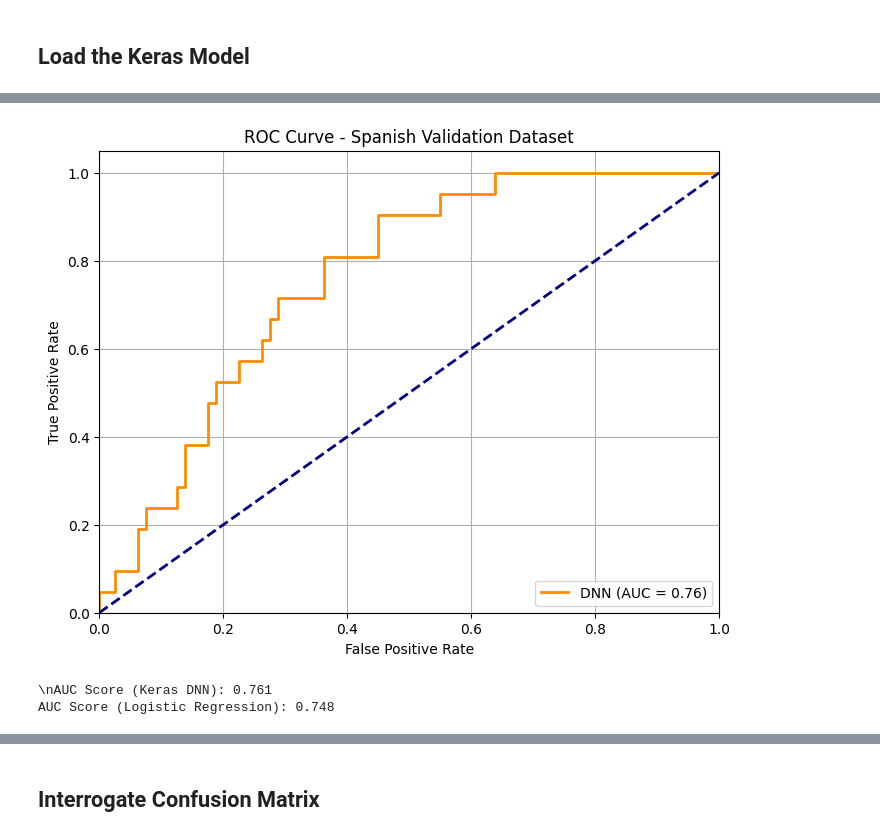
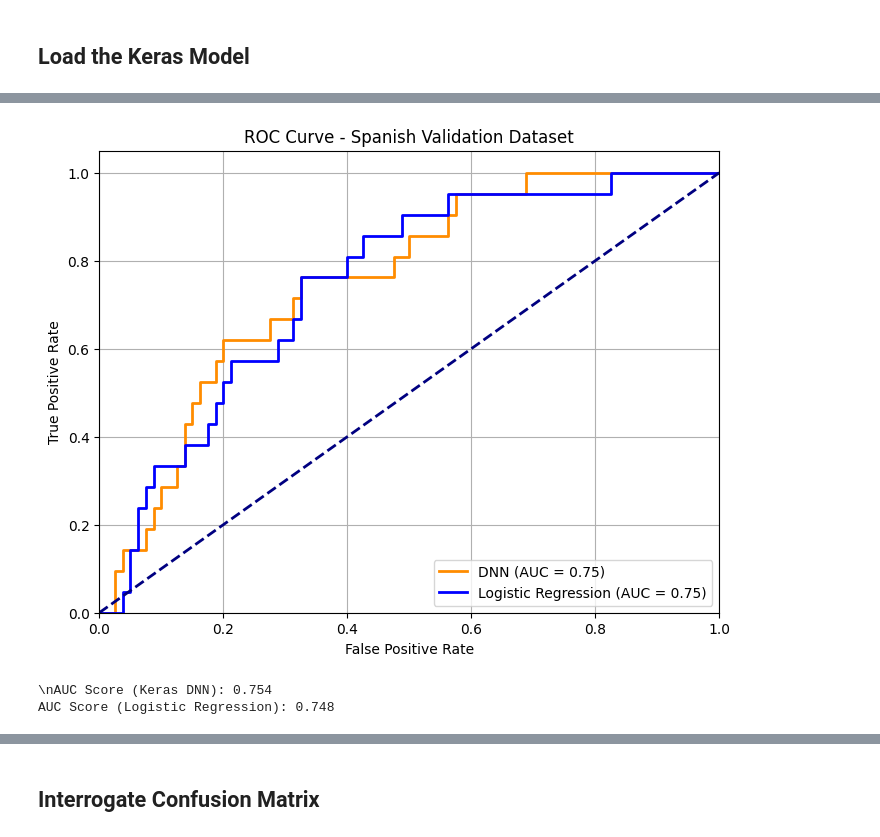
Before and after one commit to 1-gut/machine_learning_for_ibd_fatigue, a Jupyter notebook: 8_validation_spain.ipynb, the cells around one changed output, grey strips where cells are left out. Drawn from its saved outputs; the diff is of its cells as text; code cells hidden in the pictures.

Commit message:
External validation data added.

```diff
--- a/8_validation_spain.ipynb
+++ b/8_validation_spain.ipynb
@@ -26,7 +33,7 @@ df = pd.read_excel(
     "data/fatigue_ml_data_validation_spain.xlsx", sheet_name="fatigue_validation"
 )
 # %%
-target_df = pd.read_csv("output/dnn/export/X_test.csv")
+target_df = pd.read_csv(DNN_DIR / "exports" / "X_test.csv")
 # %% [markdown]
 ## Data Cleaning
 
@@ -271,7 +273,7 @@ All data types match!
 ## Scale Data
 # %%
 # Load the scaler that was used on the training data
-scaler = joblib.load('output/dnn/export/scaler_2025-04-09.pkl')
+scaler = joblib.load(DNN_DIR / "exports" / "scaler_2025-04-24.pkl")
 
 numerical_features = [
     col
@@ -284,7 +286,7 @@ X_spain[numerical_features] = scaler.transform(X_spain[numerical_features])
 # %% [markdown]
 ## Load the Keras Model
 # %%
-model = keras.saving.load_model("output/dnn/export/fatigue_model_2025-04-09.keras")
+model = keras.saving.load_model(DNN_DIR / "exports" / "IFM-1_2025-04-24.keras")
 # %%
 # Get probability predictions
 y_pred_proba = model.predict(X_spain)
@@ -322,6 +350,6 @@ Confusion Matrix:
 # %%
 try:
-    with open('output/statsmodels/statsmodels_logreg.pkl', 'rb') as f:
+    with open(BENCHMARKING_DIR / "statsmodels_logreg.pkl", "rb") as f:
         logreg_model = pickle.load(f)
 
     # Prepare data for statsmodels prediction (add constant if needed)
@@ -330,7 +358,7 @@ try:
     # Assuming X_spain columns match the training features and order.
     # If the original model used sm.add_constant, add it here.
     # For now, let's assume it might need a constant based on typical statsmodels usage.
-    X_spain_const = sm.add_constant(X_spain, has_constant='add')
+    X_spain_const = sm.add_constant(X_spain, has_constant="add")
 
     # Ensure columns match the model's exog_names, adding missing ones with 0 if necessary
     missing_cols = set(logreg_model.params.index) - set(X_spain_const.columns)
@@ -338,7 +366,6 @@ try:
         X_spain_const[c] = 0
     # Ensure the order of columns matches the model's parameters
     X_spain_const = X_spain_const[logreg_model.params.index]
-
 
     # Get probability predictions for Logistic Regression model
     y_pred_proba_logreg = logreg_model.predict(X_spain_const)
@@ -348,7 +375,9 @@ try:
     roc_auc_logreg = auc(fpr_logreg, tpr_logreg)
     logreg_loaded = True
 except FileNotFoundError:
-    print("\\nWarning: Logistic regression model file not found at output/statsmodels/stasmodels_logreg.pkl")
+    print(
+        "\\nWarning: Logistic regression model file not found."
+    )
     logreg_loaded = False
 except Exception as e:
     print(f"\\nError loading or predicting with logistic regression model: {e}")
@@ -356,36 +530,36 @@ except Exception as e:
 # %%
-
-
-
 # Plot ROC curve
 plt.figure(figsize=(8, 6))
-plt.plot(fpr, tpr, color='darkorange', lw=2,
-         label=f'DNN (AUC = {roc_auc:.2f})')
+plt.plot(fpr, tpr, color="darkorange", lw=2, label=f"DNN (AUC = {roc_auc:.2f})")
 
 # Plot Logistic Regression ROC if loaded successfully
 if logreg_loaded:
-    plt.plot(fpr_logreg, tpr_logreg, color='blue', lw=2,
-             label=f'Logistic Regression (AUC = {roc_auc_logreg:.2f})')
+    plt.plot(
+        fpr_logreg,
+        tpr_logreg,
+        color="blue",
+        lw=2,
+        label=f"Logistic Regression (AUC = {roc_auc_logreg:.2f})",
+    )
 
 
-
-plt.plot([0, 1], [0, 1], color='navy', lw=2, linestyle='--')
+plt.plot([0, 1], [0, 1], color="navy", lw=2, linestyle="--")
 plt.xlim([0.0, 1.0])
 plt.ylim([0.0, 1.05])
-plt.xlabel('False Positive Rate')
-plt.ylabel('True Positive Rate')
-plt.title('ROC Curve - Spanish Validation Dataset')
+plt.xlabel("False Positive Rate")
+plt.ylabel("True Positive Rate")
+plt.title("ROC Curve - Spanish Validation Dataset")
 plt.legend(loc="lower right")
 plt.grid(True)
 plt.show()
 
 
 # Print AUC score for Keras model
 print(f"\\nAUC Score (Keras DNN): {roc_auc:.3f}")
 # Print AUC score for Logistic Regression model if loaded
 if logreg_loaded:
     print(f"AUC Score (Logistic Regression): {roc_auc_logreg:.3f}")
 # %% [output]
-[figure, old version]
+[figure, new version]
-\nAUC Score (Keras DNN): 0.761
+\nAUC Score (Keras DNN): 0.754
 AUC Score (Logistic Regression): 0.748
```
Also changed, not shown: parts of 23 cells of this notebook, 34 other files.
